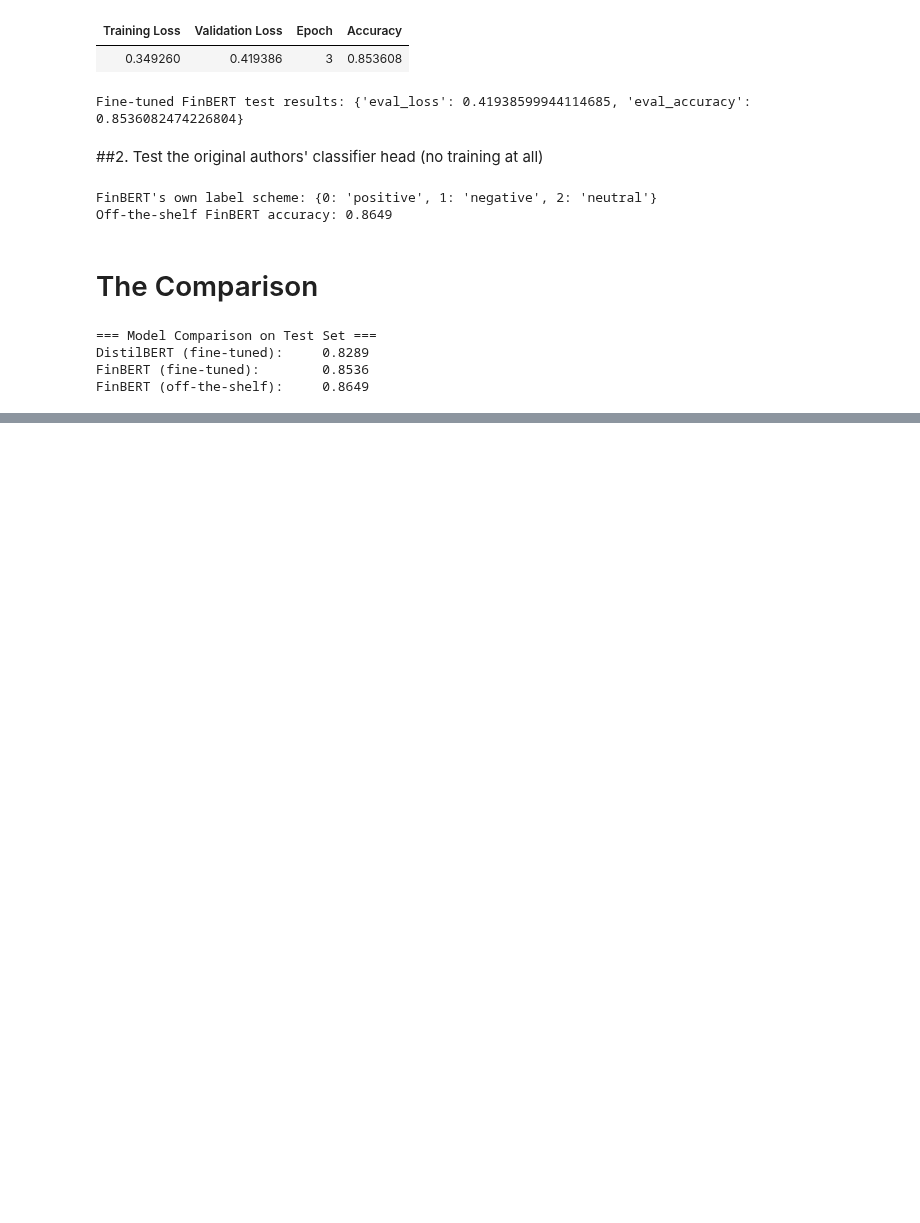
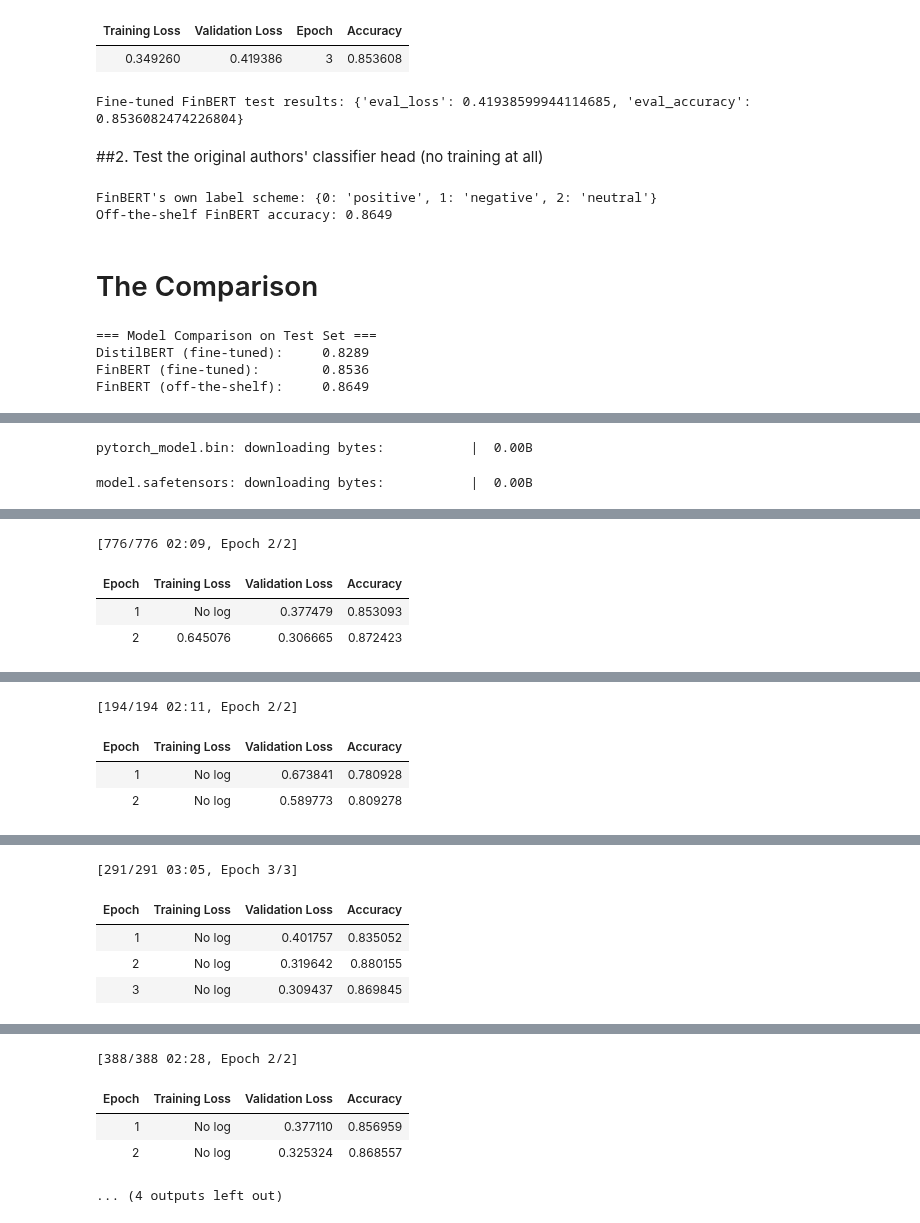
Before and after one commit to Ed-Neema/Financial-Sentiment-Classification, a Jupyter notebook: Finance_text_classification.ipynb, the cells around one changed output, grey strips where cells are left out. Saved outputs shown, nothing was run; the diff lists cells and outputs as text; code cells hidden in the pictures; blank space fills up the shorter version.

Commit message:
Used Optuna to do Hyperparameter Tuning

```diff
--- a/Finance_text_classification.ipynb
+++ b/Finance_text_classification.ipynb
@@ -328,0 +513,18 @@ FinBERT (off-the-shelf):     0.8649
+# %%
+# --------------------------------------------------------------------------
+# SECTION 8 — Trainer, set up for hyperparameter search
+# --------------------------------------------------------------------------
+# Note: model_init instead of model — this is what makes Optuna search
+# possible (see Section 5's explanation).
+trainer = Trainer(
+    model_init=model_init,
+    args=search_args,
+    train_dataset=tokenized["train"],
+    eval_dataset=tokenized["validation"],   # validation, not test — test stays untouched
+    processing_class=finbert_tokenizer,
+    data_collator=data_collator,
+    compute_metrics=compute_metrics,
+)
+# %% [output]
+pytorch_model.bin: downloading bytes:           |  0.00B
+model.safetensors: downloading bytes:           |  0.00B
@@ -328,0 +559,42 @@ FinBERT (off-the-shelf):     0.8649
+# %%
+# --------------------------------------------------------------------------
+# SECTION 10 — Define what "better" means
+# --------------------------------------------------------------------------
+# We want Optuna to search for hyperparameters that MAXIMIZE accuracy
+# (as opposed to minimizing loss, which is a different, related goal).
+"""
+# Here I was worried about not being able to detect when my model is overfitting because accuracy here is what's being maximized
+# But there are already existing guards for this:
+
+1. eval_strategy="epoch",
+save_strategy="epoch",
+load_best_model_at_end=True,
+fter every epoch within a trial, the model gets evaluated on the validation set, and Trainer remembers which epoch's checkpoint scored best — by default,
+this means lowest validation loss, not accuracy. At the end of that trial, load_best_model_at_end=True throws away the later, more-overfit epochs and keeps the best one.
+
+2.eval_accuracy in that function is validation accuracy.
+It's the accuracy computed on tokenized["validation"] — data the model isn't trained on.
+So Optuna isn't rewarding a trial for memorizing the training set;
+it's rewarding a trial for generalizing well to unseen validation data.
+"""
+def compute_objective(metrics):
+    return metrics["eval_accuracy"]
+# %%
+# --------------------------------------------------------------------------
+# SECTION 11 — Run the search
+# --------------------------------------------------------------------------
+# This runs n_trials complete training runs, each with a different
+# hyperparameter combination suggested by Optuna. After each trial,
+# Optuna uses the result to make a smarter guess for the next one.
+#
+# n_trials=5 is a deliberately modest number to respect Colab's free GPU
+# session limits — each trial is a full training run, so this could take
+# a while. Increase later if you have GPU time to spare.
+best_trial = trainer.hyperparameter_search(
+    direction="maximize",
+    backend="optuna",
+    hp_space=optuna_hp_space,
+    compute_objective=compute_objective,
+    n_trials=5,
+)
+# %% [output]
@@ -328,0 +602,4 @@ FinBERT (off-the-shelf):     0.8649
+[776/776 02:09, Epoch 2/2]
+| Epoch | Training Loss | Validation Loss | Accuracy |
+| 1 | No log | 0.377479 | 0.853093 |
+| 2 | 0.645076 | 0.306665 | 0.872423 |
@@ -328,0 +607,4 @@ FinBERT (off-the-shelf):     0.8649
+[194/194 02:11, Epoch 2/2]
+| Epoch | Training Loss | Validation Loss | Accuracy |
+| 1 | No log | 0.673841 | 0.780928 |
+| 2 | No log | 0.589773 | 0.809278 |
@@ -328,0 +612,5 @@ FinBERT (off-the-shelf):     0.8649
+[291/291 03:05, Epoch 3/3]
+| Epoch | Training Loss | Validation Loss | Accuracy |
+| 1 | No log | 0.401757 | 0.835052 |
+| 2 | No log | 0.319642 | 0.880155 |
+| 3 | No log | 0.309437 | 0.869845 |
@@ -328,0 +618,5 @@ FinBERT (off-the-shelf):     0.8649
+[388/388 02:28, Epoch 2/2]
+| Epoch | Training Loss | Validation Loss | Accuracy |
+| 1 | No log | 0.377110 | 0.856959 |
+| 2 | No log | 0.325324 | 0.868557 |
+... (4 outputs left out)
```
Also changed, not shown: parts of 23 cells of this notebook.
